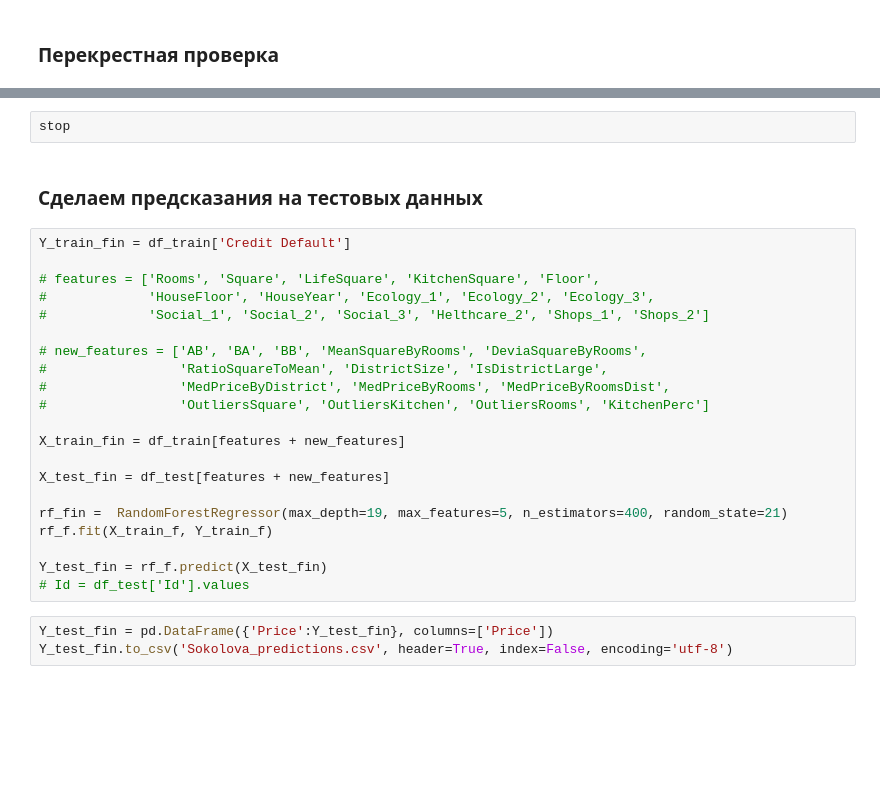
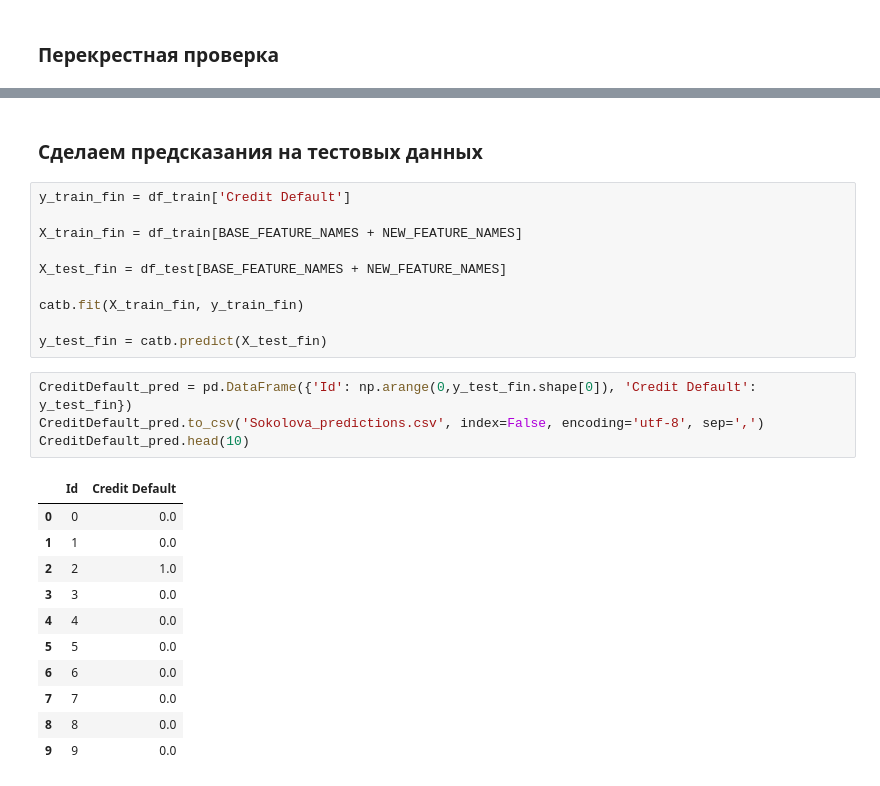
Before and after one commit to kate-ds/Libraries_Python_for_DS, a Jupyter notebook: Credit_Default_Prediction_project/CreditDefaultPrediction.ipynb, the cells around one changed output, grey strips where cells are left out. Saved outputs shown, nothing was run; the diff lists cells and outputs as text; blank space fills up the shorter version.

```diff
--- a/Credit_Default_Prediction_project/CreditDefaultPrediction.ipynb
+++ b/Credit_Default_Prediction_project/CreditDefaultPrediction.ipynb
@@ -1121,28 +1002,28 @@ cv_score.mean() - cv_score.std(), cv_score.mean() + cv_score.std()
-# %%
-stop
 # %% [markdown]
 ### Сделаем предсказания на тестовых данных
-# %%
-Y_train_fin = df_train['Credit Default']
-
-# features = ['Rooms', 'Square', 'LifeSquare', 'KitchenSquare', 'Floor',
-#             'HouseFloor', 'HouseYear', 'Ecology_1', 'Ecology_2', 'Ecology_3',
-#             'Social_1', 'Social_2', 'Social_3', 'Helthcare_2', 'Shops_1', 'Shops_2']
-
-# new_features = ['AB', 'BA', 'BB', 'MeanSquareByRooms', 'DeviaSquareByRooms',
-#                 'RatioSquareToMean', 'DistrictSize', 'IsDistrictLarge',
-#                 'MedPriceByDistrict', 'MedPriceByRooms', 'MedPriceByRoomsDist',
-#                 'OutliersSquare', 'OutliersKitchen', 'OutliersRooms', 'KitchenPerc']
-
-X_train_fin = df_train[features + new_features]
-
-X_test_fin = df_test[features + new_features]
-
-rf_fin =  RandomForestRegressor(max_depth=19, max_features=5, n_estimators=400, random_state=21)
-rf_f.fit(X_train_f, Y_train_f)
-
-Y_test_fin = rf_f.predict(X_test_fin)
-# Id = df_test['Id'].values
+# %%
+y_train_fin = df_train['Credit Default']
+
+X_train_fin = df_train[BASE_FEATURE_NAMES + NEW_FEATURE_NAMES]
+
+X_test_fin = df_test[BASE_FEATURE_NAMES + NEW_FEATURE_NAMES]
+
+catb.fit(X_train_fin, y_train_fin)
+
+y_test_fin = catb.predict(X_test_fin)
 # %%
-Y_test_fin = pd.DataFrame({'Price':Y_test_fin}, columns=['Price'])
-Y_test_fin.to_csv('Sokolova_predictions.csv', header=True, index=False, encoding='utf-8')
+CreditDefault_pred = pd.DataFrame({'Id': np.arange(0,y_test_fin.shape[0]), 'Credit Default': y_test_fin})
+CreditDefault_pred.to_csv('Sokolova_predictions.csv', index=False, encoding='utf-8', sep=',')
+CreditDefault_pred.head(10)
+# %% [output]
+|  | Id | Credit Default |
+| 0 | 0 | 0.0 |
+| 1 | 1 | 0.0 |
+| 2 | 2 | 1.0 |
+| 3 | 3 | 0.0 |
+| 4 | 4 | 0.0 |
+| 5 | 5 | 0.0 |
+| 6 | 6 | 0.0 |
+| 7 | 7 | 0.0 |
+| 8 | 8 | 0.0 |
+| 9 | 9 | 0.0 |
```
Also changed, not shown: parts of 31 cells of this notebook.
